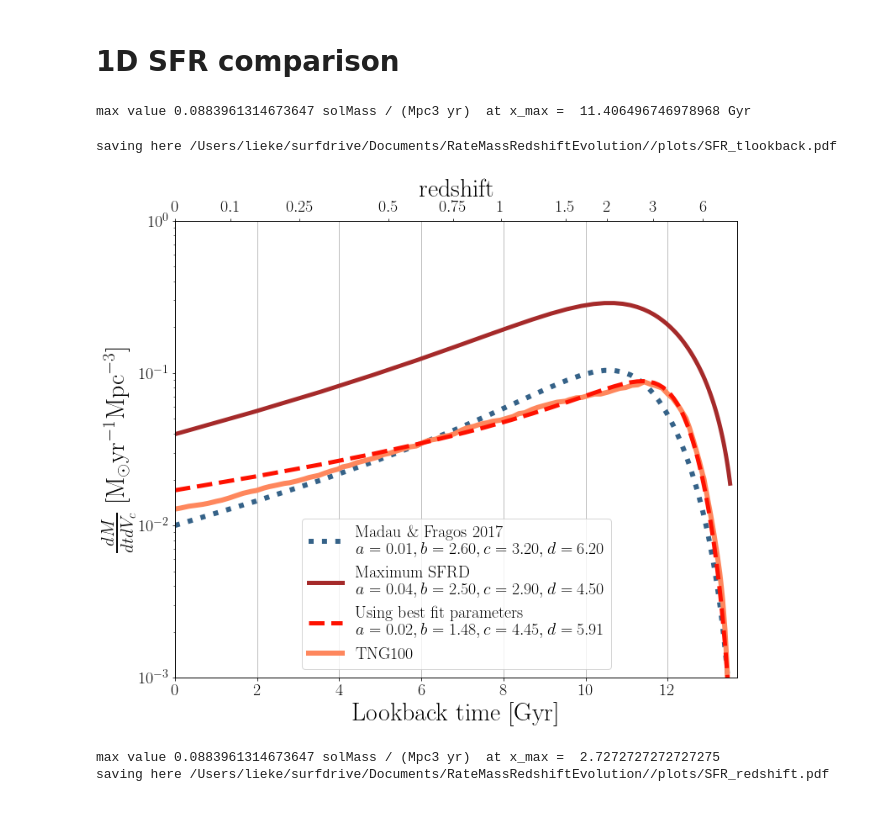
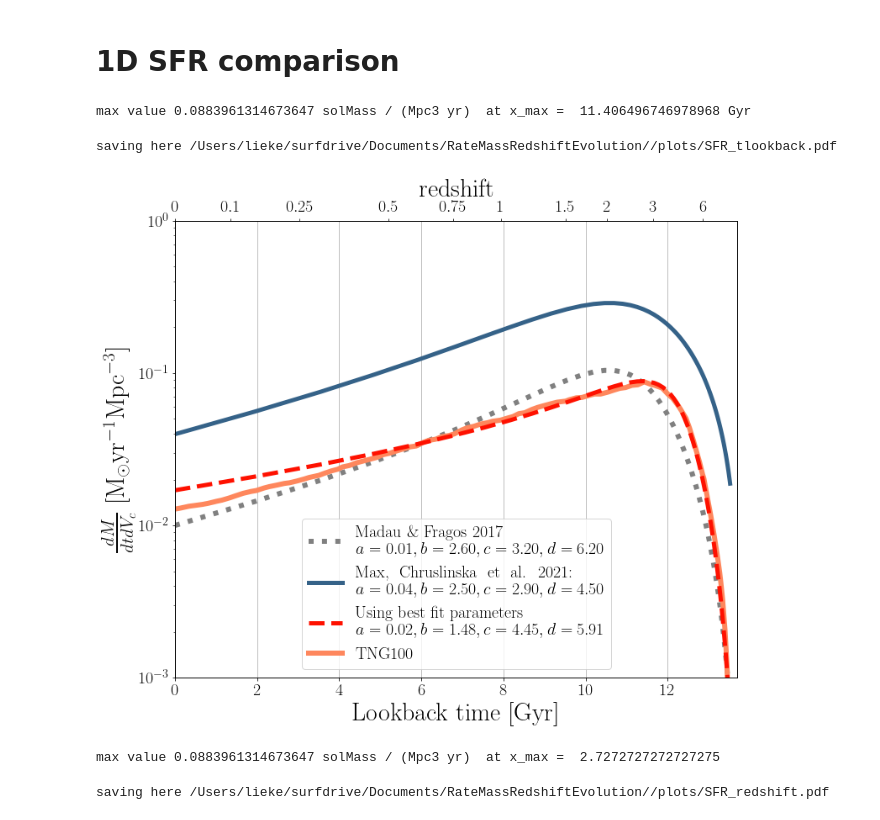
Before and after one commit to sashalvna/SFRD_fit, a Jupyter notebook: src/scripts/SFRD(z).ipynb, the cells around one changed output. Drawn from its saved outputs; the diff is of its cells as text; code cells hidden in the pictures.

```diff
--- a/src/scripts/SFRD(z).ipynb
+++ b/src/scripts/SFRD(z).ipynb
@@ -84,7 +84,7 @@ def plot_SFR(sf_a = 0.017, sf_b = 1.481, sf_c = 4.452,  sf_d = 5.913,
     #default Madau & Fragos 17
     ax.plot(x1, Z_SFRD.Madau_Dickinson2014(redshift_list, a=0.01, b=2.6, c=3.2, d=6.2),
              label = 'Madau $\&$ Fragos 2017\n $a=%.2f, b=%.2f, c=%.2f, d=%.2f$'% (0.01,2.6,3.2,6.2)
-             , c = '#356288', ls = ':',lw=6)
+             , c = 'grey', ls = ':',lw=6)
 
 #     #default Coen
 #     ax.plot(x1, Z_SFRD.Madau_Dickinson2014(redshift_list, a=0.01, b=2.77, c=2.9, d=4.7),
@@ -97,8 +97,8 @@ def plot_SFR(sf_a = 0.017, sf_b = 1.481, sf_c = 4.452,  sf_d = 5.913,
     #Resembling thick brown line in Fig. 11 Chruslinska + 2021
     a_max, b_max, c_max, d_max = 0.04,2.5,2.9,4.5
     ax.plot(x1, Z_SFRD.Madau_Dickinson2014(redshift_list, a=a_max, b=b_max, c=c_max, d=d_max),
-             label = 'Maximum SFRD \n $a=%.2f, b=%.2f, c=%.2f, d=%.2f$'% (a_max, b_max, c_max, d_max)
-             , c = 'brown', lw=5, ls = '-')
+             label = 'Max, \ Chruslinska \ et \ al. \ 2021: \n $a=%.2f, b=%.2f, c=%.2f, d=%.2f$'% (a_max, b_max, c_max, d_max)
+             , c = '#356288', lw=5, ls = '-')
 
     # BEST FIT
     try:
@@ -197,33 +197,33 @@ def plot_SFR(sf_a = 0.017, sf_b = 1.481, sf_c = 4.452,  sf_d = 5.913,
     # Make sure top and bottom axis are lined up (have same limmits)
     ax.set_xlim(tmin, tmax)
     ax2.set_xlim(tmin, tmax)
     logy = True
     if logy:
         plt.yscale('log')
     ax.set_ylabel(r'$\frac{dM}{dt dV_c}$ $\mathrm{[M_{\odot} yr^{-1} Mpc^{-3}]}$', fontsize = 30)
     ax.set_ylim(1e-3, 1.)
     ax.legend()
     if x_redshift:
         print('saving here', save_loc + 'SFR_redshift'+'.pdf')
         plt.savefig(save_loc + 'SFR_redshift'+'.pdf',  bbox_inches='tight')
     else:
         print('saving here', save_loc + 'SFR_tlookback'+'.pdf')
         plt.savefig(save_loc + 'SFR_tlookback'+'.pdf',  bbox_inches='tight')
 
     plt.show()
 
 
 
 # time axis
 plot_SFR(sf_a = 0.017, sf_b = 1.481, sf_c = 4.452,  sf_d = 5.913,
          redshift_list  = np.linspace(0,15, num=100), x_redshift = False, tmin=0.0, tmax = 13.7)
 
 # redshift axis
 plot_SFR(sf_a = 0.017, sf_b = 1.481, sf_c = 4.452,  sf_d = 5.913,
          redshift_list  = np.linspace(0,15, num=100), x_redshift = True, tmin=0.0, tmax = 15)
 # %% [output]
 max value 0.0883961314673647 solMass / (Mpc3 yr)  at x_max =  11.406496746978968 Gyr
 saving here /Users/lieke/surfdrive/Documents/RateMassRedshiftEvolution//plots/SFR_tlookback.pdf
-[figure, old version]
+[figure, new version]
 max value 0.0883961314673647 solMass / (Mpc3 yr)  at x_max =  2.7272727272727275
-saving here /Users/lieke/surfdrive/Documents/RateMassRedshiftEvolution//plots/SFR_redshift.pdf
+saving here /Users/lieke/surfdrive/Documents/RateMassRedshiftEvolution//plots/SFR_redshift.pdf
```
Also changed, not shown: parts of 1 cell of this notebook, 14 other files.
